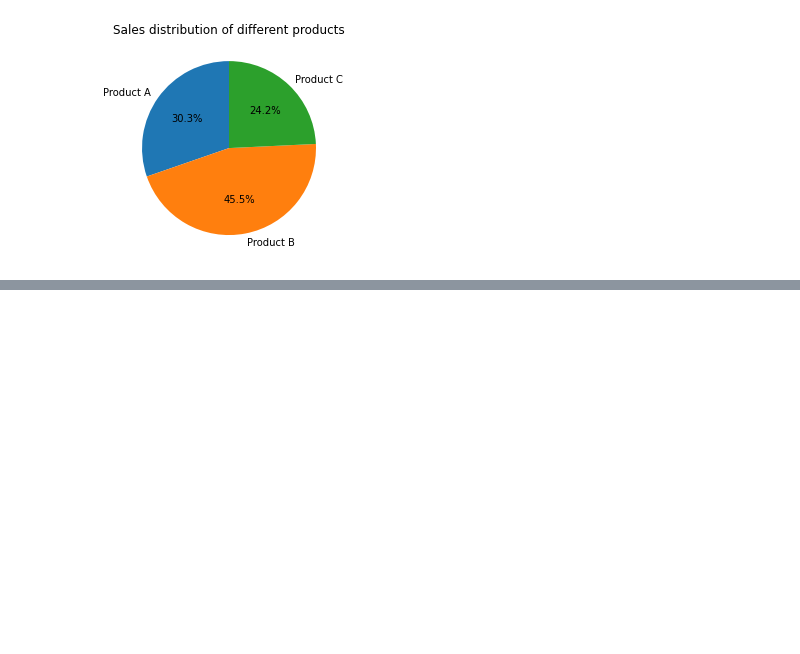
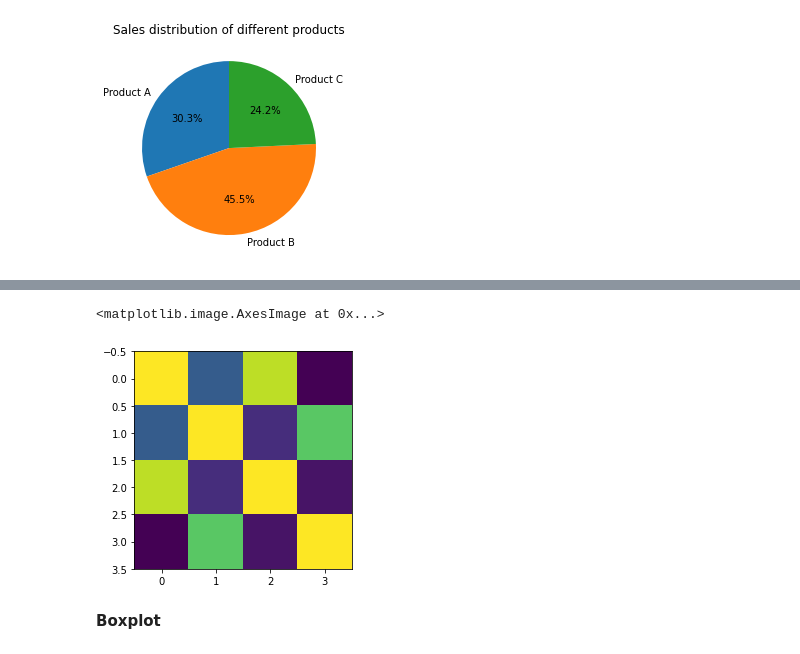
Before and after one commit to mahedishato/Data_vidualization, a Jupyter notebook: part1.ipynb, the cells around one changed output, grey strips where cells are left out. Cells and saved outputs as stored; diff of their text form; code cells hidden in the pictures; blank space fills up the shorter version.

```diff
--- a/part1.ipynb
+++ b/part1.ipynb
@@ -79,0 +233,7 @@ fig.show()
+# %%
+plt.imshow(df.corr())
+# %% [output]
+<matplotlib.image.AxesImage at 0x...>
+[figure, added]
+# %% [markdown]
+**Boxplot**
```
Also changed, not shown: parts of 26 cells of this notebook, 17 other files.
